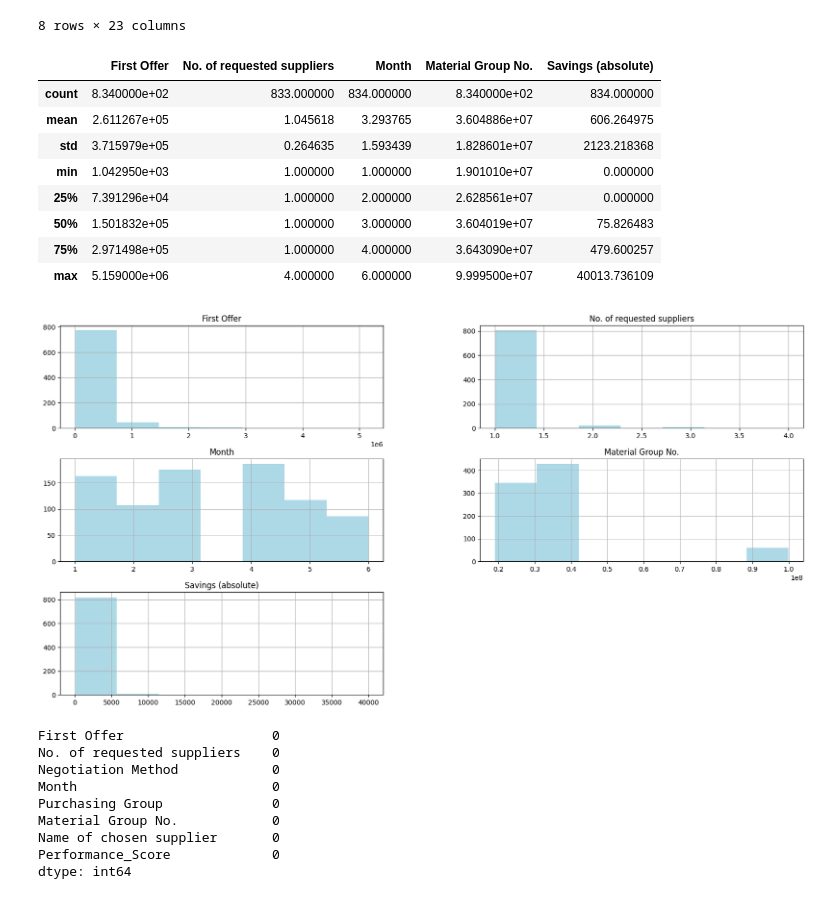
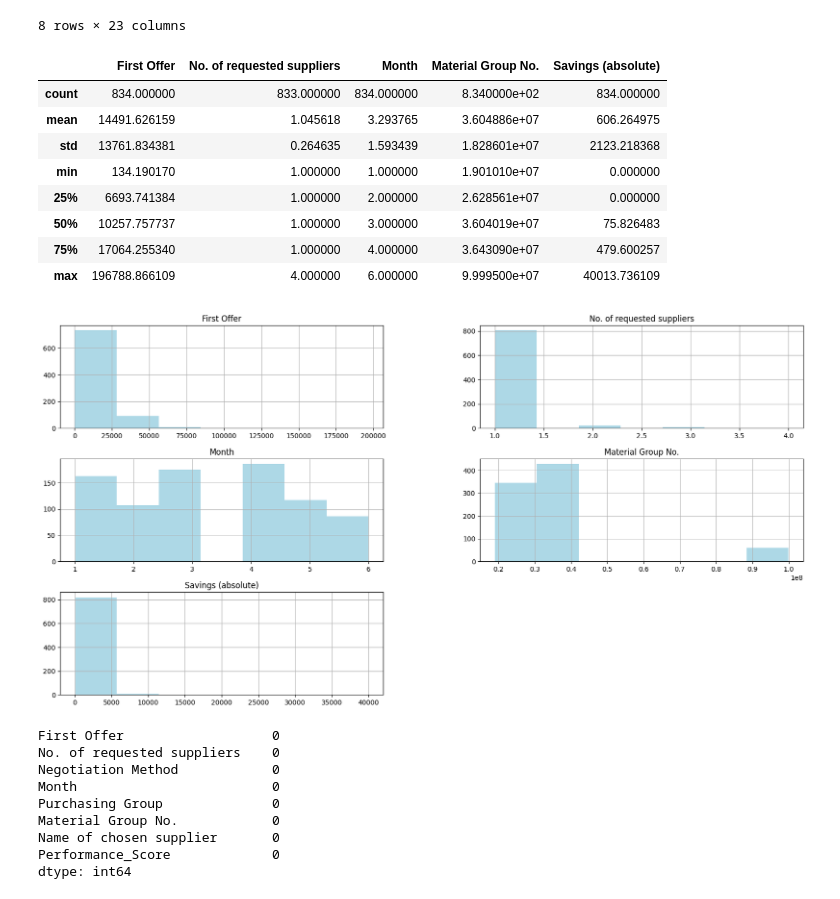
Before and after one commit to ReadingCatN/Python_DS, a Jupyter notebook: TB.ipynb, the cells around one changed output. Drawn from its saved outputs; the diff is of its cells as text; code cells hidden in the pictures.

```diff
--- a/TB.ipynb
+++ b/TB.ipynb
@@ -64,28 +64,28 @@ df.describe()
 | std | NaN | 0.264635 | 3.715979e+05 | 3.483222e+05 | 0.048963 | ... |
 8 rows × 23 columns
 # %%
-columns_keep=['PO/OA number','First non-negotiated offer in local Currency (Net) based on CompanyCode in SAP ',
+columns_keep=['PO/OA number','First non-negotiated offer in EUR (Net)',
         'No. of requested suppliers', 'Negotiation Method', 'Month', 'Purchasing Group',
        'Material Group No.', 'Name of chosen supplier',
        'Savings (absolute)']
 df=df[columns_keep]
-df=df.rename(columns={'First non-negotiated offer in local Currency (Net) based on CompanyCode in SAP ':"First Offer"})
+df=df.rename(columns={'First non-negotiated offer in EUR (Net)':"First Offer"})
 df.describe()
 # %% [output]
 |  | First Offer | No. of requested suppliers | Month | Material Group No. | Savings (absolute) |
-| count | 8.340000e+02 | 833.000000 | 834.000000 | 8.340000e+02 | 834.000000 |
-| mean | 2.611267e+05 | 1.045618 | 3.293765 | 3.604886e+07 | 606.264975 |
-| std | 3.715979e+05 | 0.264635 | 1.593439 | 1.828601e+07 | 2123.218368 |
-| min | 1.042950e+03 | 1.000000 | 1.000000 | 1.901010e+07 | 0.000000 |
-| 25% | 7.391296e+04 | 1.000000 | 2.000000 | 2.628561e+07 | 0.000000 |
-| 50% | 1.501832e+05 | 1.000000 | 3.000000 | 3.604019e+07 | 75.826483 |
-| 75% | 2.971498e+05 | 1.000000 | 4.000000 | 3.643090e+07 | 479.600257 |
-| max | 5.159000e+06 | 4.000000 | 6.000000 | 9.999500e+07 | 40013.736109 |
+| count | 834.000000 | 833.000000 | 834.000000 | 8.340000e+02 | 834.000000 |
+| mean | 14491.626159 | 1.045618 | 3.293765 | 3.604886e+07 | 606.264975 |
+| std | 13761.834381 | 0.264635 | 1.593439 | 1.828601e+07 | 2123.218368 |
+| min | 134.190170 | 1.000000 | 1.000000 | 1.901010e+07 | 0.000000 |
+| 25% | 6693.741384 | 1.000000 | 2.000000 | 2.628561e+07 | 0.000000 |
+| 50% | 10257.757737 | 1.000000 | 3.000000 | 3.604019e+07 | 75.826483 |
+| 75% | 17064.255340 | 1.000000 | 4.000000 | 3.643090e+07 | 479.600257 |
+| max | 196788.866109 | 4.000000 | 6.000000 | 9.999500e+07 | 40013.736109 |
 # %%
 df.hist(figsize=(20,10),bins=7, color='lightblue')
 plt.show()
 # %% [output]
-[figure, old version]
+[figure, new version]
 # %%
 #sns.boxplot(data=df,y='Savings (absolute)')
 
```
Also changed, not shown: parts of 7 cells of this notebook.
